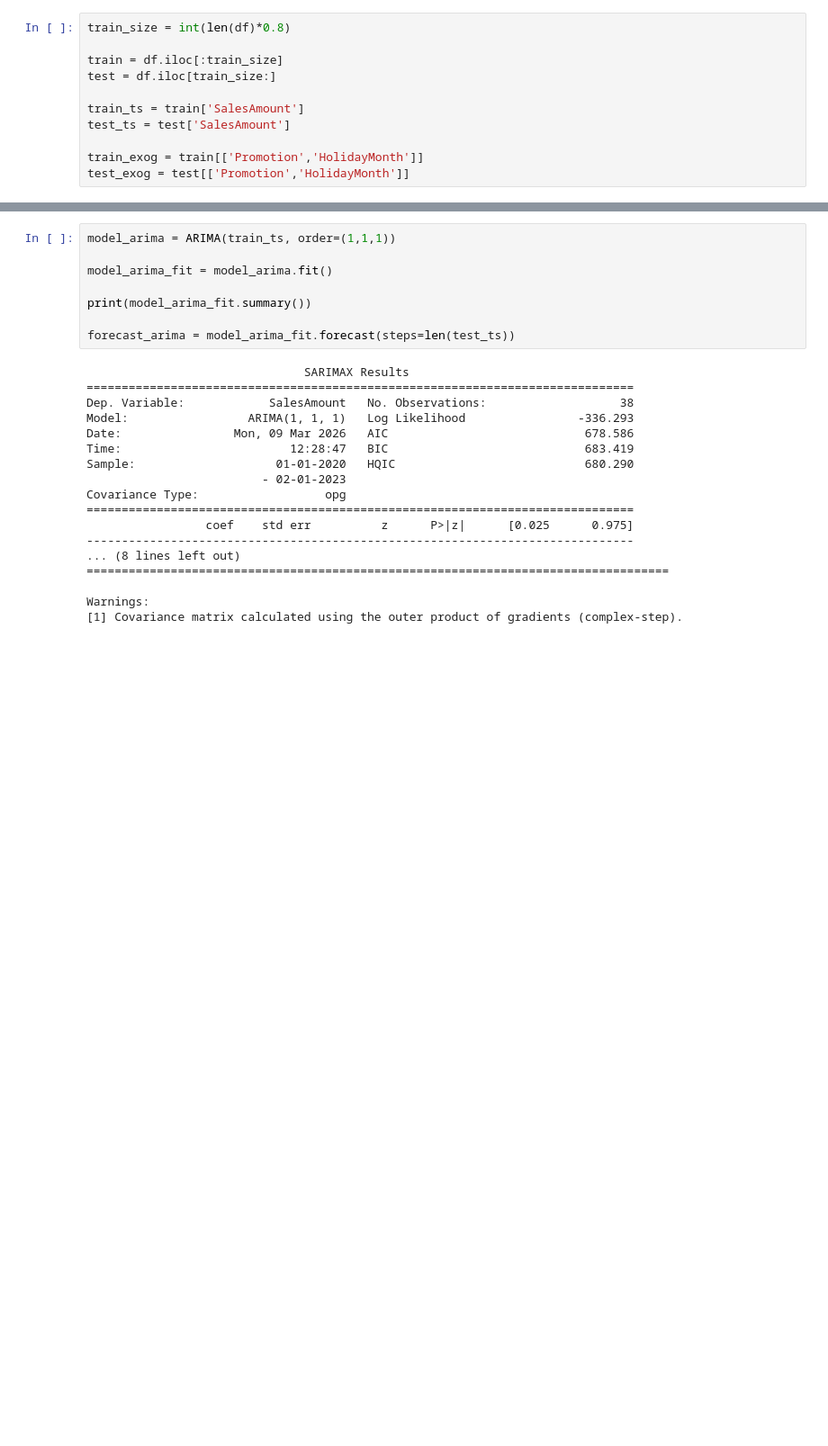
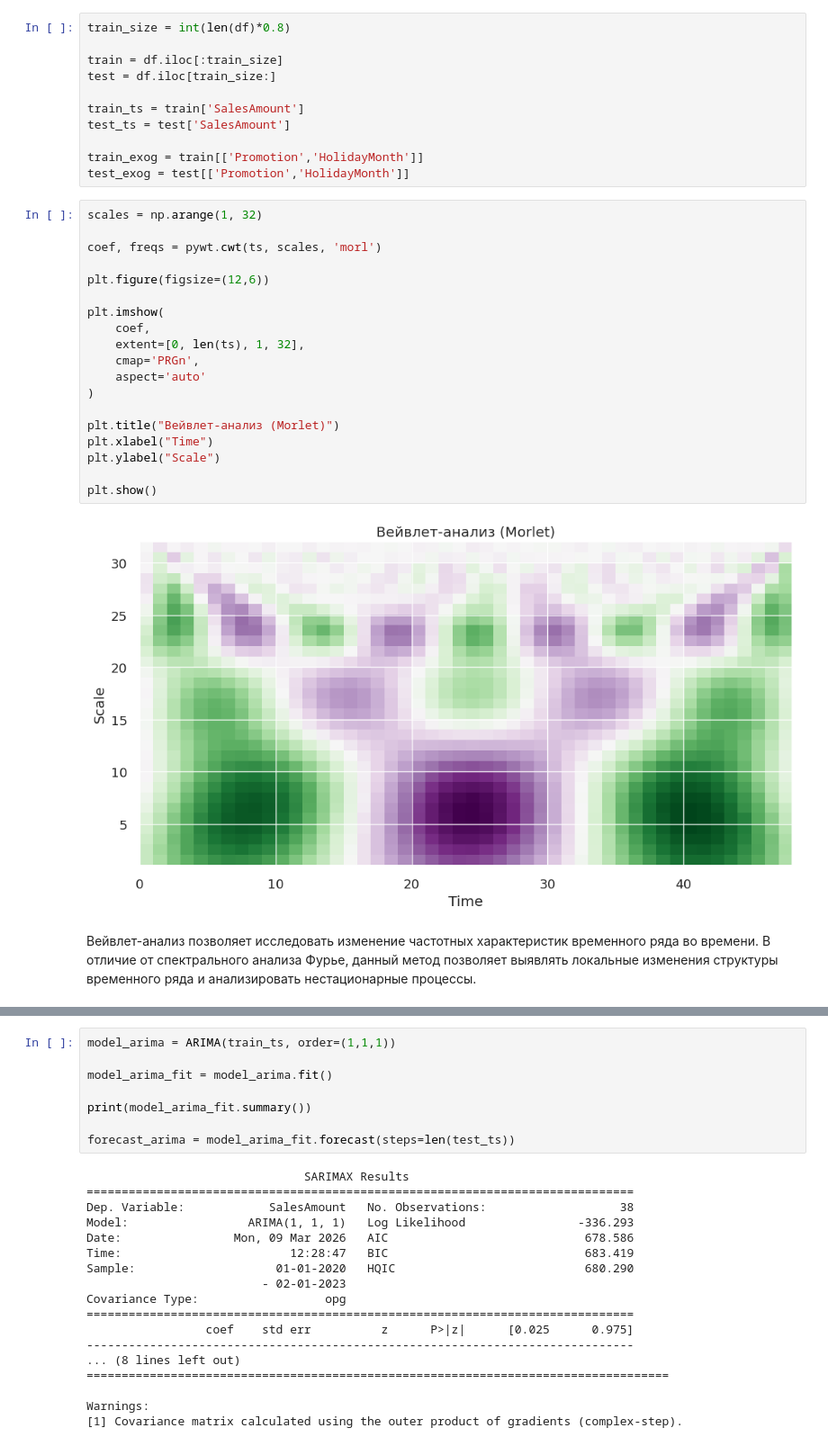
Before and after one commit to AnastasiyaBarabash/data_science_and_ml, a Jupyter notebook: EDA_example_2/lab1.ipynb, the cells around one changed output, grey strips where cells are left out. Shown at 90% size. Drawn from its saved outputs; the diff is of its cells as text; blank space fills up the shorter version.

```diff
--- a/EDA_example_2/lab1.ipynb
+++ b/EDA_example_2/lab1.ipynb
@@ -111,3 +141,26 @@ test_ts = test['SalesAmount']
 
 train_exog = train[['Promotion','HolidayMonth']]
 test_exog = test[['Promotion','HolidayMonth']]
+# %%
+scales = np.arange(1, 32)
+
+coef, freqs = pywt.cwt(ts, scales, 'morl')
+
+plt.figure(figsize=(12,6))
+
+plt.imshow(
+    coef,
+    extent=[0, len(ts), 1, 32],
+    cmap='PRGn',
+    aspect='auto'
+)
+
+plt.title("Вейвлет-анализ (Morlet)")
+plt.xlabel("Time")
+plt.ylabel("Scale")
+
+plt.show()
+# %% [output]
+[figure, added]
+# %% [markdown]
+Вейвлет-анализ позволяет исследовать изменение частотных характеристик временного ряда во времени. В отличие от спектрального анализа Фурье, данный метод позволяет выявлять локальные изменения структуры временного ряда и анализировать нестационарные процессы.
```
Also changed, not shown: parts of 6 cells of this notebook.
